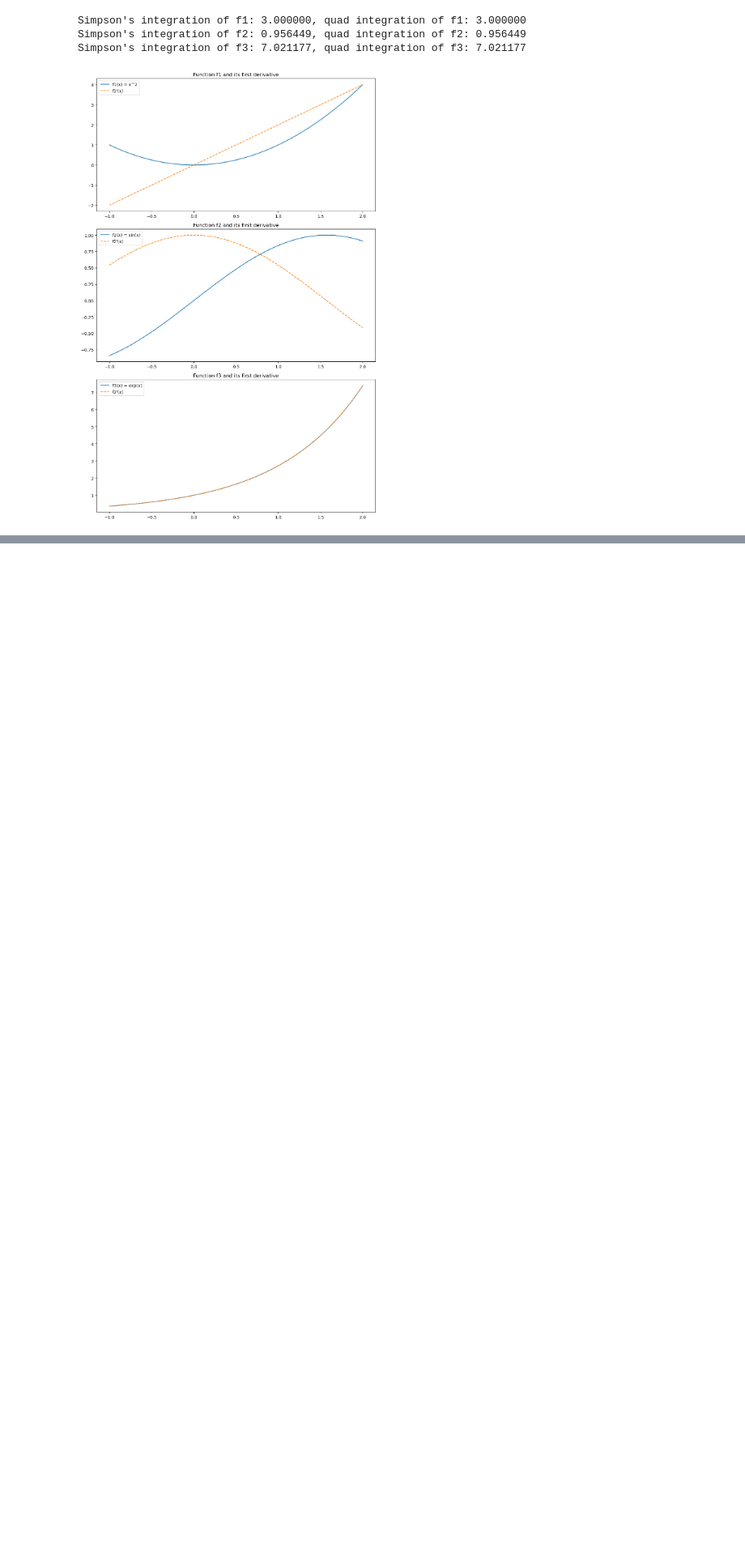
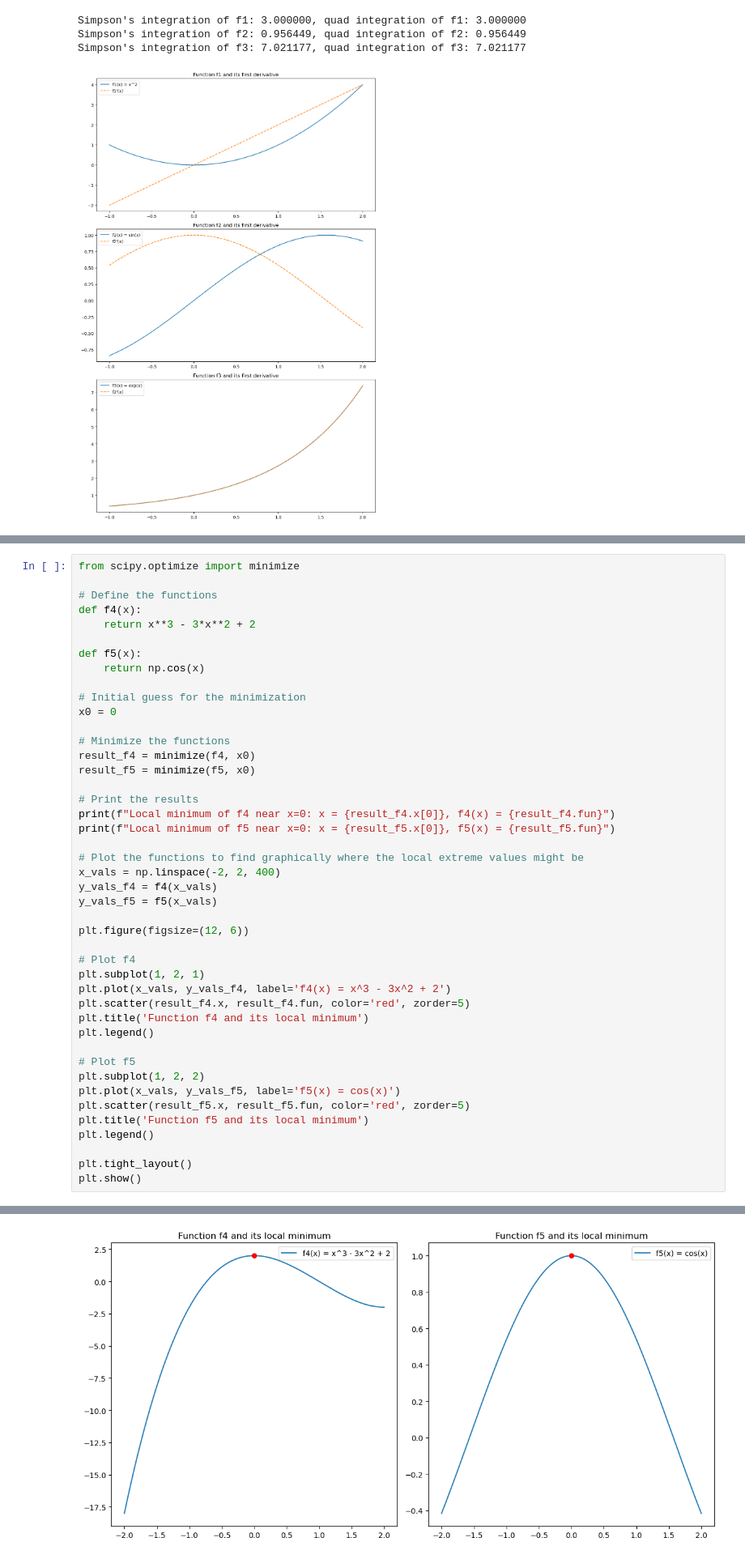
Before and after one commit to Quantum-Impulse/Sci-Comp, a Jupyter notebook: work/A4.ipynb, the cells around one changed output, grey strips where cells are left out. Shown at 81% size. Cells and saved outputs as stored; diff of their text form; blank space fills up the shorter version.

```diff
--- a/work/A4.ipynb
+++ b/work/A4.ipynb
@@ -85,0 +90,45 @@ Simpson's integration of f3: 7.021177, quad integration of f3: 7.021177
+# %%
+from scipy.optimize import minimize
+
+# Define the functions
+def f4(x):
+    return x**3 - 3*x**2 + 2
+
+def f5(x):
+    return np.cos(x)
+
+# Initial guess for the minimization
+x0 = 0
+
+# Minimize the functions
+result_f4 = minimize(f4, x0)
+result_f5 = minimize(f5, x0)
+
+# Print the results
+print(f"Local minimum of f4 near x=0: x = {result_f4.x[0]}, f4(x) = {result_f4.fun}")
+print(f"Local minimum of f5 near x=0: x = {result_f5.x[0]}, f5(x) = {result_f5.fun}")
+
+# Plot the functions to find graphically where the local extreme values might be
+x_vals = np.linspace(-2, 2, 400)
+y_vals_f4 = f4(x_vals)
+y_vals_f5 = f5(x_vals)
+
+plt.figure(figsize=(12, 6))
+
+# Plot f4
+plt.subplot(1, 2, 1)
+plt.plot(x_vals, y_vals_f4, label='f4(x) = x^3 - 3x^2 + 2')
+plt.scatter(result_f4.x, result_f4.fun, color='red', zorder=5)
+plt.title('Function f4 and its local minimum')
+plt.legend()
+
+# Plot f5
+plt.subplot(1, 2, 2)
+plt.plot(x_vals, y_vals_f5, label='f5(x) = cos(x)')
+plt.scatter(result_f5.x, result_f5.fun, color='red', zorder=5)
+plt.title('Function f5 and its local minimum')
+plt.legend()
+
+plt.tight_layout()
+plt.show()
+# %% [output]
@@ -85,0 +137 @@ Simpson's integration of f3: 7.021177, quad integration of f3: 7.021177
+[figure, added]
```
Also changed, not shown: parts of 4 cells of this notebook.
